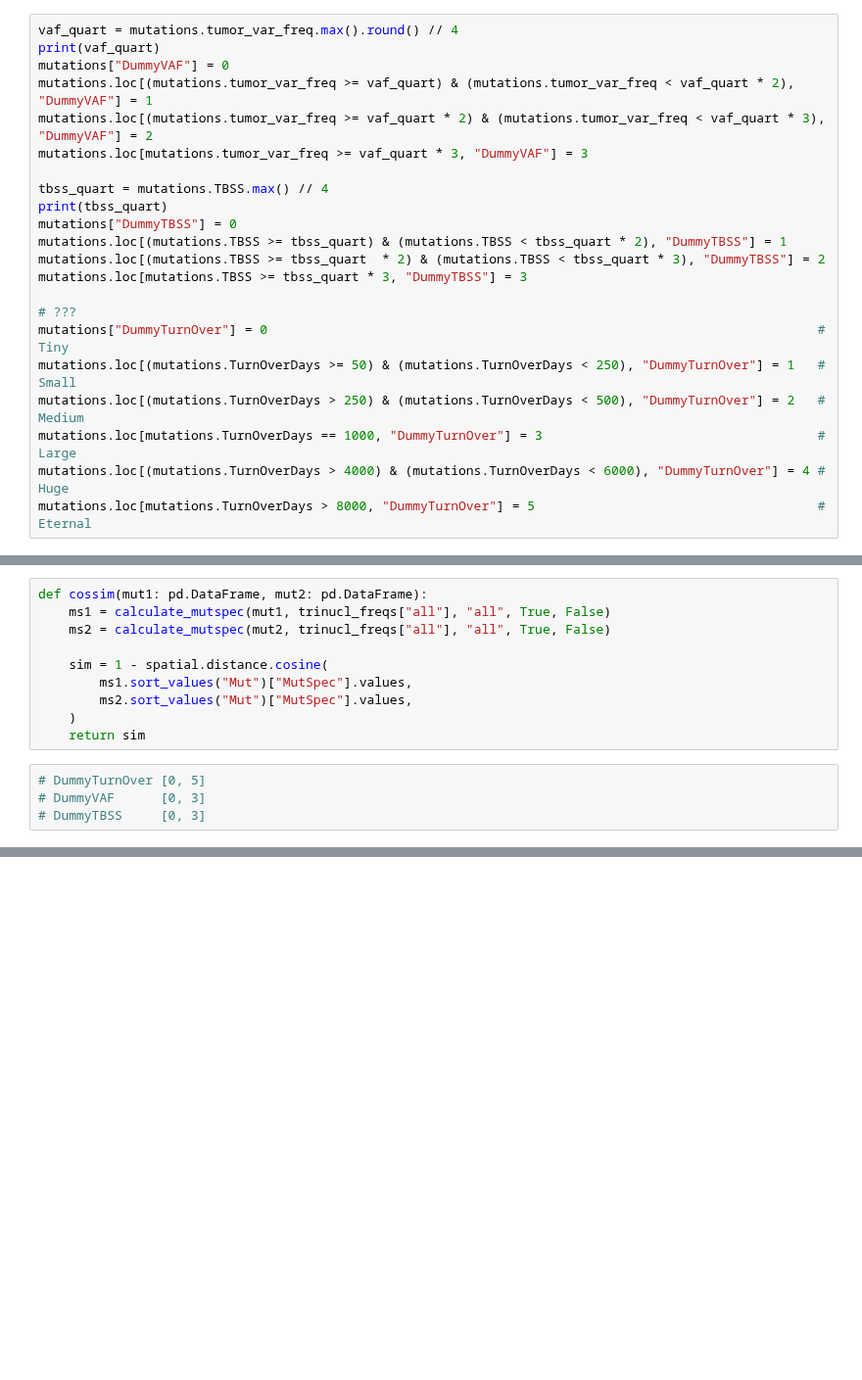
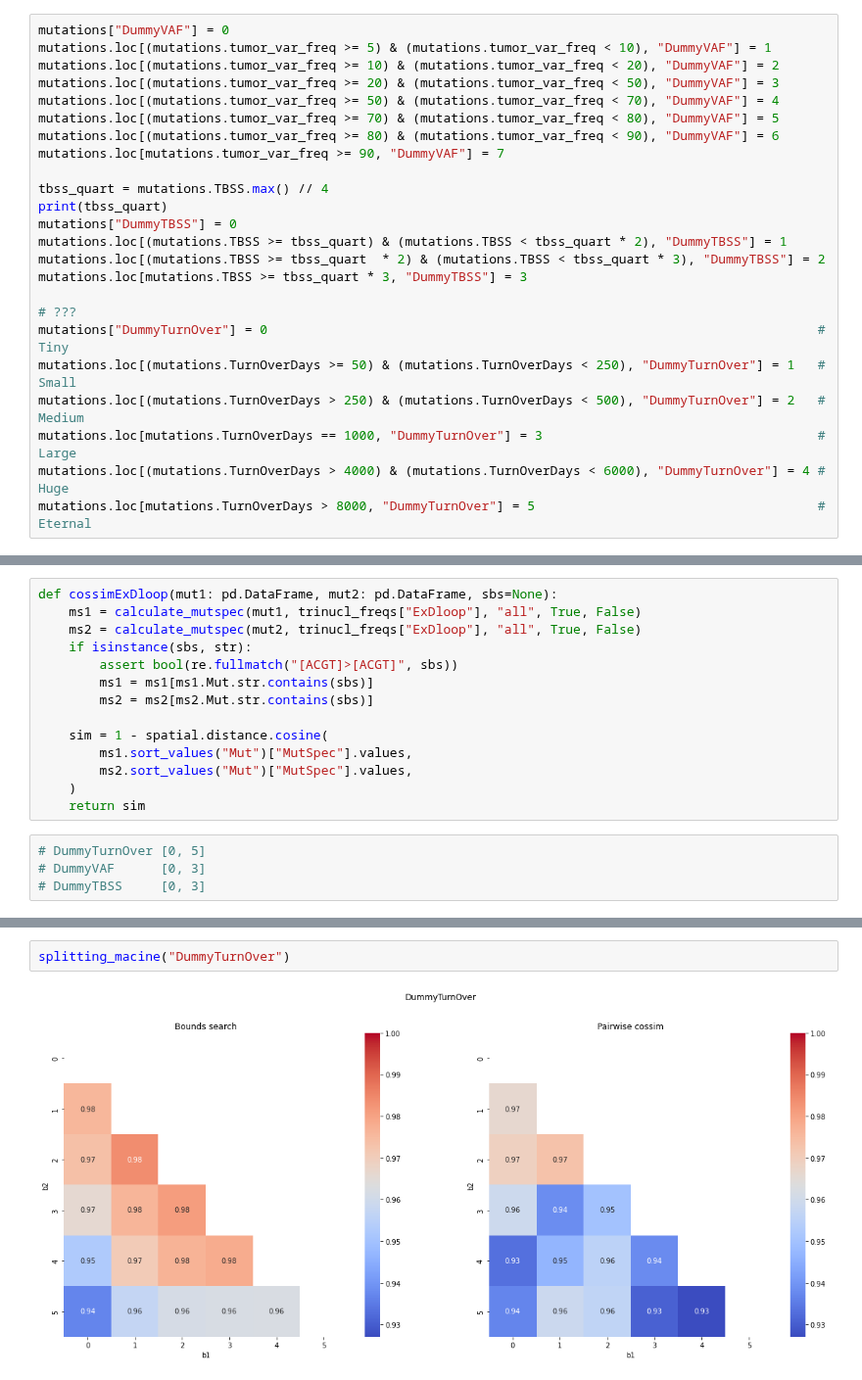
Before and after one commit to mitoclub/Signatures, a Jupyter notebook: notebooks/cancer_calc_ms.ipynb, the cells around one changed output, grey strips where cells are left out. Shown at 98% size. Cells and saved outputs as stored; diff of their text form; blank space fills up the shorter version.

```diff
--- a/notebooks/cancer_calc_ms.ipynb
+++ b/notebooks/cancer_calc_ms.ipynb
@@ -600,12 +592,14 @@ mutations.TurnOverDays.value_counts().sort_index().plot.bar();
 # %% [markdown]
 ### Add Dummy variables for hypoxia features
 # %%
-vaf_quart = mutations.tumor_var_freq.max().round() // 4
-print(vaf_quart)
 mutations["DummyVAF"] = 0
-mutations.loc[(mutations.tumor_var_freq >= vaf_quart) & (mutations.tumor_var_freq < vaf_quart * 2), "DummyVAF"] = 1
-mutations.loc[(mutations.tumor_var_freq >= vaf_quart * 2) & (mutations.tumor_var_freq < vaf_quart * 3), "DummyVAF"] = 2
-mutations.loc[mutations.tumor_var_freq >= vaf_quart * 3, "DummyVAF"] = 3
+mutations.loc[(mutations.tumor_var_freq >= 5) & (mutations.tumor_var_freq < 10), "DummyVAF"] = 1
+mutations.loc[(mutations.tumor_var_freq >= 10) & (mutations.tumor_var_freq < 20), "DummyVAF"] = 2
+mutations.loc[(mutations.tumor_var_freq >= 20) & (mutations.tumor_var_freq < 50), "DummyVAF"] = 3
+mutations.loc[(mutations.tumor_var_freq >= 50) & (mutations.tumor_var_freq < 70), "DummyVAF"] = 4
+mutations.loc[(mutations.tumor_var_freq >= 70) & (mutations.tumor_var_freq < 80), "DummyVAF"] = 5
+mutations.loc[(mutations.tumor_var_freq >= 80) & (mutations.tumor_var_freq < 90), "DummyVAF"] = 6
+mutations.loc[mutations.tumor_var_freq >= 90, "DummyVAF"] = 7
 
 tbss_quart = mutations.TBSS.max() // 4
 print(tbss_quart)
@@ -664,9 +657,13 @@ print(MutExDloop.shape)
 (7611, 19)
 (6340, 19)
 # %%
-def cossim(mut1: pd.DataFrame, mut2: pd.DataFrame):
-    ms1 = calculate_mutspec(mut1, trinucl_freqs["all"], "all", True, False)
-    ms2 = calculate_mutspec(mut2, trinucl_freqs["all"], "all", True, False)
+def cossimExDloop(mut1: pd.DataFrame, mut2: pd.DataFrame, sbs=None):
+    ms1 = calculate_mutspec(mut1, trinucl_freqs["ExDloop"], "all", True, False)
+    ms2 = calculate_mutspec(mut2, trinucl_freqs["ExDloop"], "all", True, False)
+    if isinstance(sbs, str):
+        assert bool(re.fullmatch("[ACGT]>[ACGT]", sbs))
+        ms1 = ms1[ms1.Mut.str.contains(sbs)]
+        ms2 = ms2[ms2.Mut.str.contains(sbs)]
 
     sim = 1 - spatial.distance.cosine(
         ms1.sort_values("Mut")["MutSpec"].values,
@@ -711,0 +792,4 @@ cossim = 0.881
+# %%
+splitting_macine("DummyTurnOver")
+# %% [output]
+[figure, added]
```
Also changed, not shown: parts of 23 cells of this notebook.
